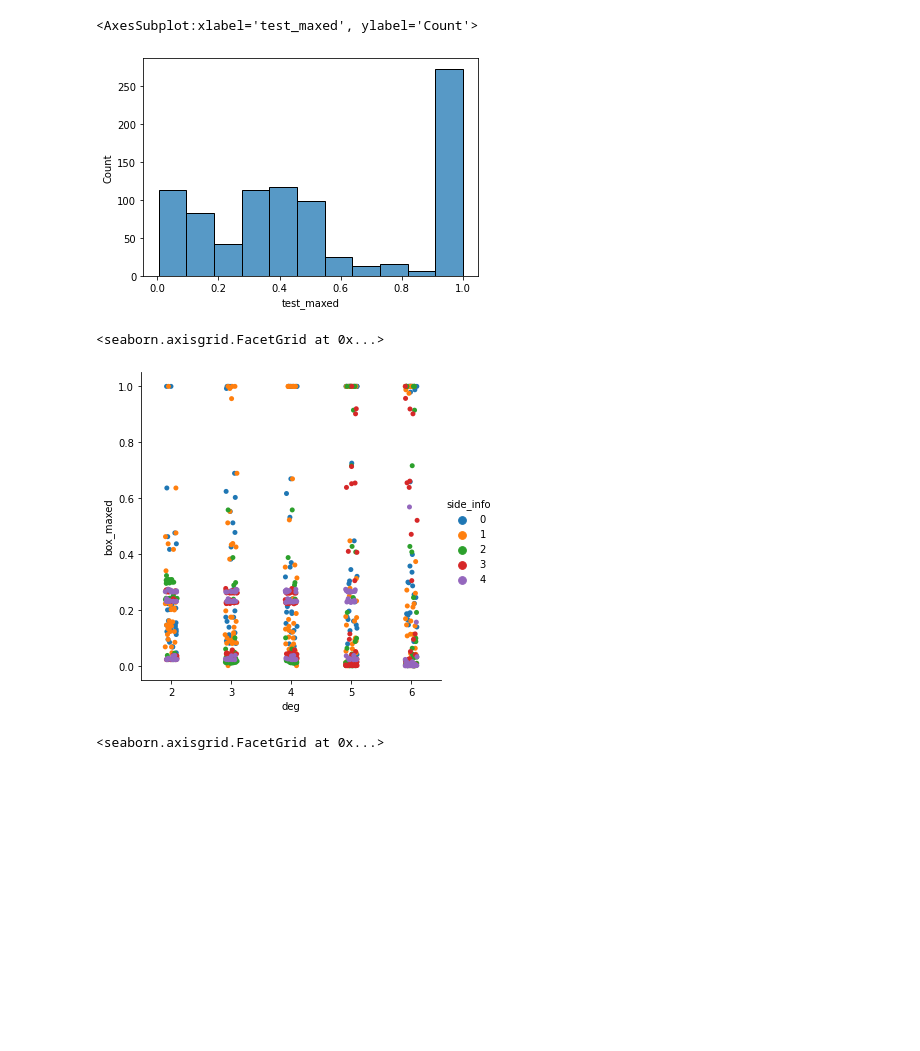
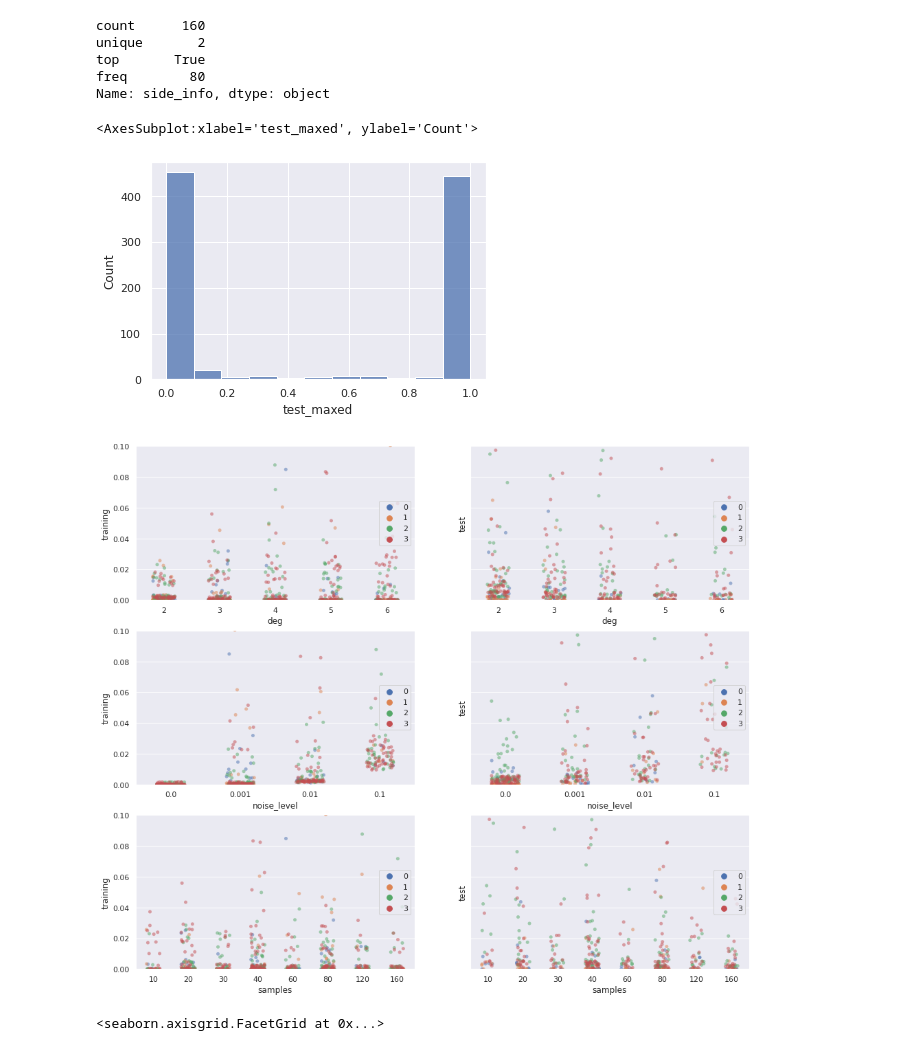
Before and after one commit to bachirelkhadir/learning-with-side-info, a Jupyter notebook: notebooks/read-tables.ipynb, the cells around one changed output. Saved outputs shown, nothing was run; the diff lists cells and outputs as text; code cells hidden in the pictures; blank space fills up the shorter version.

```diff
--- a/notebooks/read-tables.ipynb
+++ b/notebooks/read-tables.ipynb
@@ -4,7 +4,10 @@ import seaborn as sns
 import matplotlib.pyplot as plt
 import numpy as np
 import glob
+sns.set()
 
-json_file = sorted(glob.glob("../data/pendulum-table/*json"))[-1]
+numerical_example = 'disease'
+
+json_file = sorted(glob.glob(f"../data/{numerical_example}-table/*json"))[-1]
 json_file
 # %% [output]
@@ -27,15 +75,37 @@ results_disease.head()
+# %%
+tbl_as_latex.side_info.str.contains("LSQ").describe()
+# %% [output]
+count      160
+unique       2
+top       True
+freq        80
+Name: side_info, dtype: object
 # %%
 sns.histplot(results_disease.test_maxed)
 # %% [output]
 <AxesSubplot:xlabel='test_maxed', ylabel='Count'>
-[figure, old version]
+[figure, new version]
 # %%
-sns.catplot(x="deg", y="box_maxed",  hue="side_info",
-            #kind="swarm",
-            data=results_disease)
+fig, axes = plt.subplots(figsize=(16, 14), ncols=2, nrows=3, sharey=True)
+
+
+for i, feature in enumerate(("deg", "noise_level", "samples")):
+    sns.stripplot(x=feature, y="training",  hue="side_info",
+                  jitter=0.2,
+                  alpha=.5,
+                data=results_disease, ax=axes[i, 0])
+    sns.stripplot(x=feature, y="test",  hue="side_info",
+                  #dodge=True,
+                  jitter=0.2,
+                  alpha=.5,
+                data=results_disease, ax=axes[i, 1])
+
+
+for ax in axes.flatten():
+    ax.set_ylim(0, .1)
+    ax.legend(loc='center right')
 # %% [output]
-<seaborn.axisgrid.FacetGrid at 0x...>
-[figure, old version]
+[figure, new version]
 # %%
 sns.catplot(x="deg", y="test_maxed",  hue="side_info",
             #kind="swarm",
```
Also changed, not shown: parts of 3 cells of this notebook.
